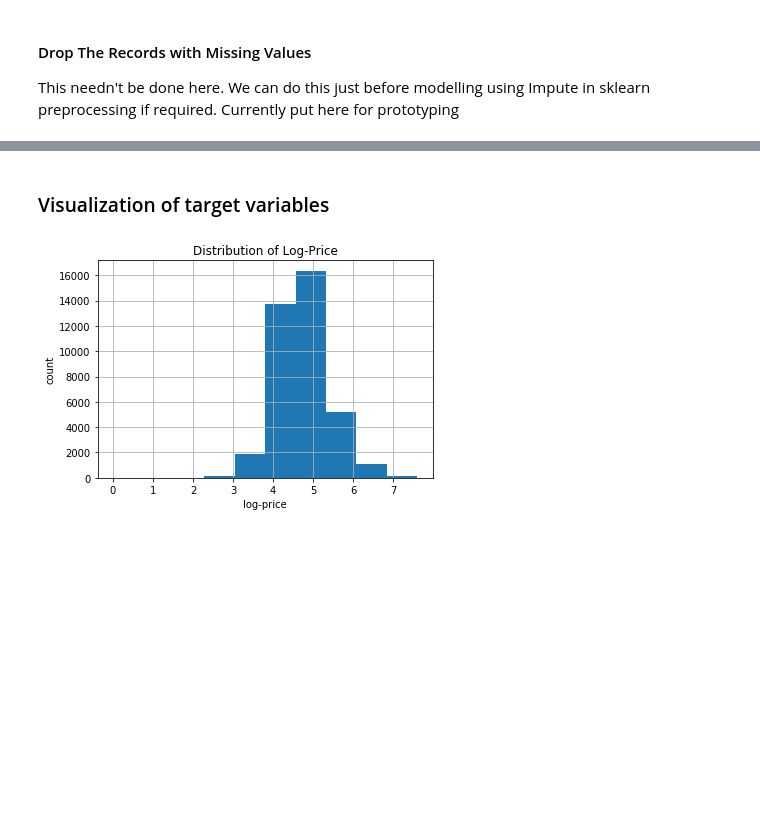
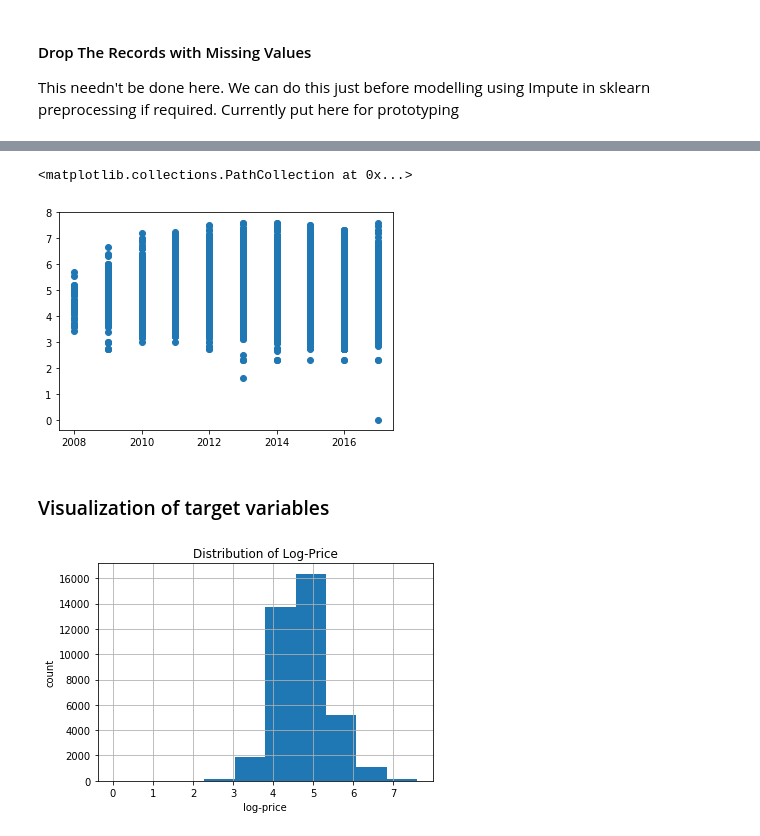
Before and after one commit to ManuGMathew/AML-Project---Airbnb, a Jupyter notebook: code/EDA.ipynb, the cells around one changed output, grey strips where cells are left out. Cells and saved outputs as stored; diff of their text form; code cells hidden in the pictures; blank space fills up the shorter version.

```diff
--- a/code/EDA.ipynb
+++ b/code/EDA.ipynb
@@ -225,0 +448,3 @@ def handle_missing(df):
+# %%
+# Read in the data
+description_data = pd.read_csv("../data/airbnb_listings_LDA.csv")
@@ -225,0 +467,17 @@ def handle_missing(df):
+# %%
+# Rename Columns to standard format
+description_data.columns = ['id', 'description', 'description_length',
+                            'sentiment_intensity', 'lda_attractions',
+                            'lda_transport', 'lda_amenities', 'lda_property_desc']
+
+# Change data type of id column
+description_data.id = description_data.id.astype(str)
+
+# Drop the description column to avoid duplicates
+description_data.drop('description', axis = 1, inplace = True)
+
+# Join the Data from Descriptions to the listings data
+listings = listings.merge(description_data, how = "inner", on = 'id')
+
+# Drop the description column in listings data as that is no longer required
+listings.drop('description', axis = 1, inplace = True)
@@ -225,0 +486,11 @@ def handle_missing(df):
+# %%
+#Blank missing values in Amenities column
+listings.loc[listings['amenities'] == '{}','amenities'] = ""
+
+#Remove the symbols and one hot encode the amenities feature
+listings['amenities'] = listings['amenities'].map(
+    lambda amns: "|".join([amn.replace("}", "").replace("{", "").replace('"', "")\
+                           for amn in amns.split(",")]))
+amenities = np.unique(np.concatenate(listings['amenities'].map(lambda amns: amns.split("|")).values))
+amenities_matrix = np.array([listings['amenities'].map(lambda amns: amn in amns).values for amn in amenities])
+amen=pd.DataFrame(data=amenities_matrix.T, columns=amenities)
@@ -232,4 +586,7 @@ This needn't be done here. We can do this just before modelling using Impute in
 listings_with_missing = listings.copy()
 
 # Drop the Missing Values
-listings.dropna(inplace = True)
+#listings.dropna(inplace = True)
+
+#Print out the counts again
+listings.isnull().sum()
@@ -386,3 +595,8 @@ listings.head()
+# %%
+plt.scatter(listings.year_of_listing, listings.log_price)
+# %% [output]
+<matplotlib.collections.PathCollection at 0x...>
+[figure, added]
 # %% [markdown]
 ### Visualization of target variables
 # %%
```
Also changed, not shown: parts of 39 cells of this notebook, 2 other files.
